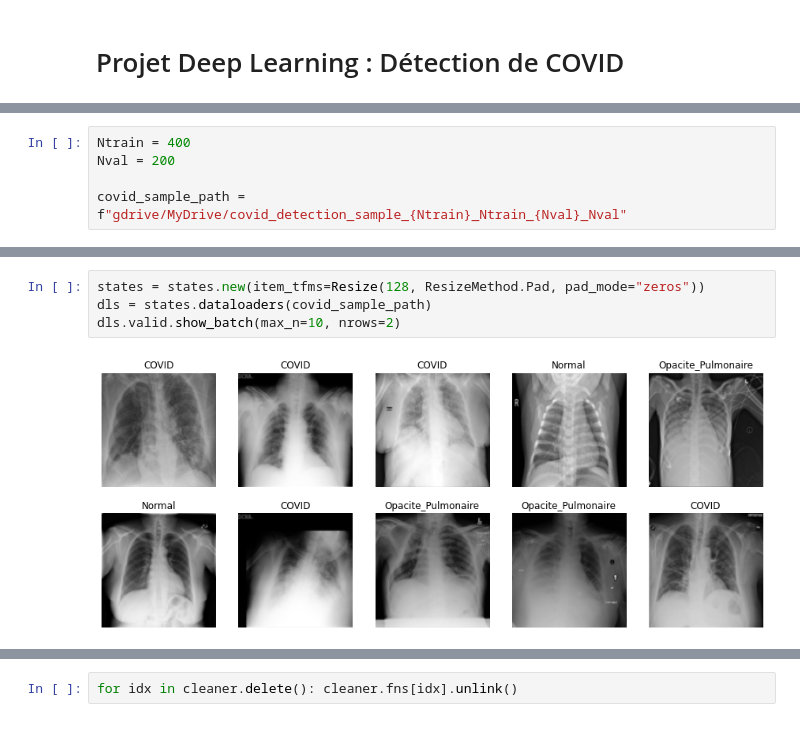
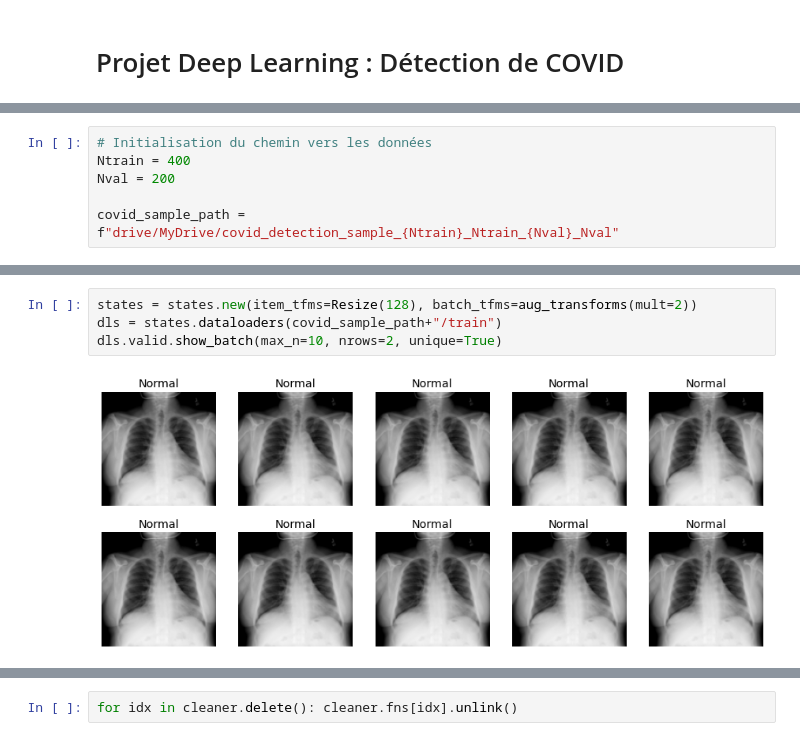
Before and after one commit to kevintsi/deep_learning_course, a Jupyter notebook: project_dl_covid_detection.ipynb, the cells around one changed output, grey strips where cells are left out. Cells and saved outputs as stored; diff of their text form.

```diff
--- a/project_dl_covid_detection.ipynb
+++ b/project_dl_covid_detection.ipynb
@@ -10,7 +18,8 @@ fastbook.setup_book()
 from fastbook import *
 from fastai.vision.widgets import *
 # %%
+# Initialisation du chemin vers les données
 Ntrain = 400
 Nval = 200
 
-covid_sample_path = f"gdrive/MyDrive/covid_detection_sample_{Ntrain}_Ntrain_{Nval}_Nval"
+covid_sample_path = f"drive/MyDrive/covid_detection_sample_{Ntrain}_Ntrain_{Nval}_Nval"
@@ -49,7 +69,7 @@ dls.valid.show_batch(max_n=10, nrows=2)
 # %%
-states = states.new(item_tfms=Resize(128, ResizeMethod.Pad, pad_mode="zeros"))
-dls = states.dataloaders(covid_sample_path)
-dls.valid.show_batch(max_n=10, nrows=2)
+states = states.new(item_tfms=Resize(128), batch_tfms=aug_transforms(mult=2))
+dls = states.dataloaders(covid_sample_path+"/train")
+dls.valid.show_batch(max_n=10, nrows=2, unique=True)
 # %% [output]
-[figure, old version]
+[figure, new version]
 # %%
```
Also changed, not shown: parts of 37 cells of this notebook.
